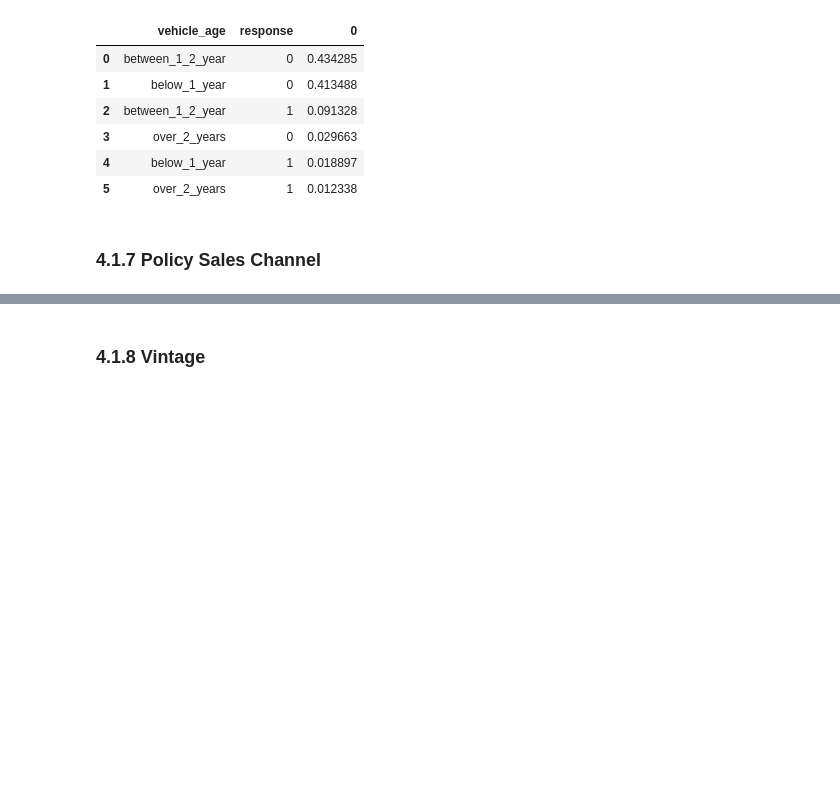
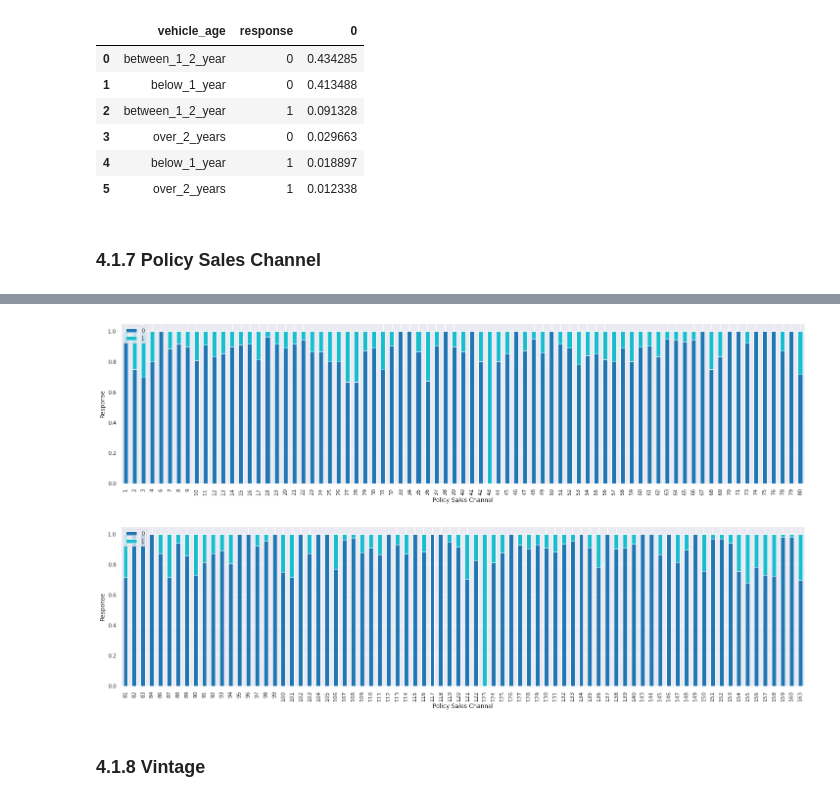
Before and after one commit to JeffersonMedines/health_insurance_cross_sell, a Jupyter notebook: notebooks/m01_v01_health_insurance_cross_sell.ipynb, the cells around one changed output, grey strips where cells are left out. Drawn from its saved outputs; the diff is of its cells as text; code cells hidden in the pictures; blank space fills up the shorter version.

```diff
--- a/notebooks/m01_v01_health_insurance_cross_sell.ipynb
+++ b/notebooks/m01_v01_health_insurance_cross_sell.ipynb
@@ -353,3 +388,32 @@ plt.xticks(rotation=90);
+# %%
+# Graph 1 - Policy Sales Channel <= 80
+# plt.subplot( 211 )
+cross_tab_prop1.plot( kind='bar',
+                     stacked=True,
+                     colormap='tab10',
+                     figsize=(25, 6))
+
+plt.legend( loc='upper left', ncol=1 )
+plt.xlabel( 'Policy Sales Channel' )
+plt.ylabel( 'Response' )
+plt.xticks( rotation=90 )
+plt.show()
+
+# Graph 2 - Policy Sales Channel > 80
+# plt.subplot( 212 )
+cross_tab_prop2.plot( kind='bar',
+                     stacked=True,
+                     colormap='tab10',
+                     figsize=(25, 6))
+
+plt.legend( loc='upper left', ncol=1 )
+plt.xlabel( 'Policy Sales Channel' )
+plt.ylabel( 'Response' )
+plt.xticks( rotation=90 )
+plt.show()
+# %% [output]
+[figure, added]
+[figure, added]
 # %% [markdown]
 ### 4.1.8 Vintage
 # %%
```
Also changed, not shown: parts of 19 cells of this notebook.
